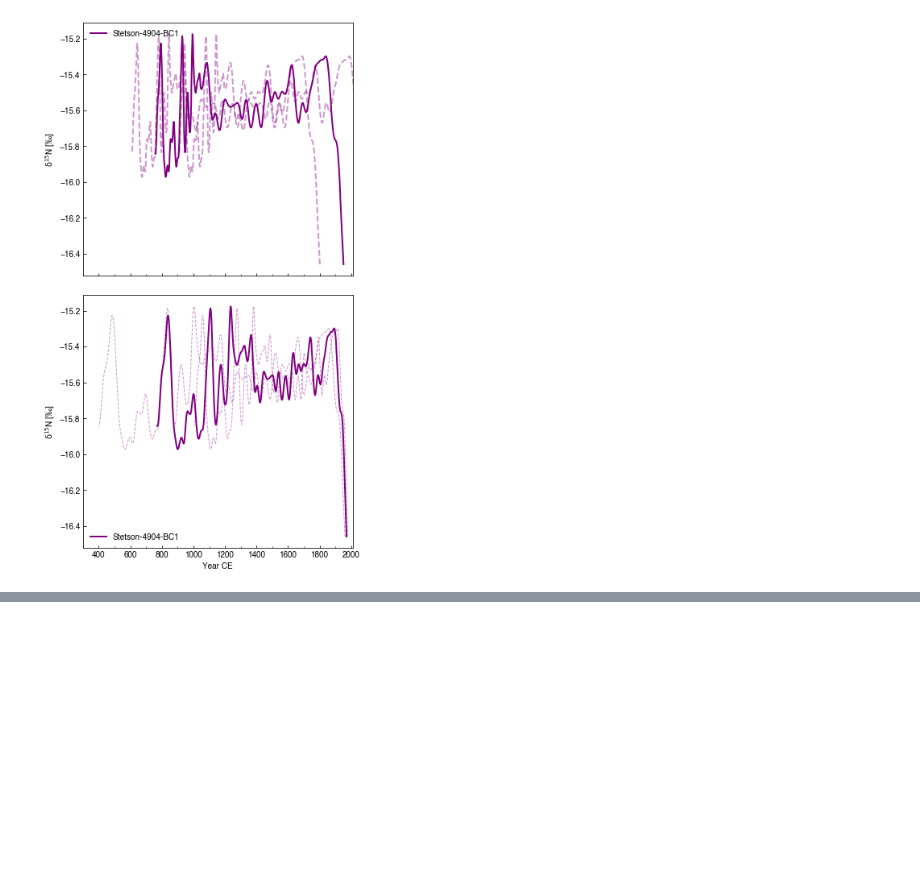
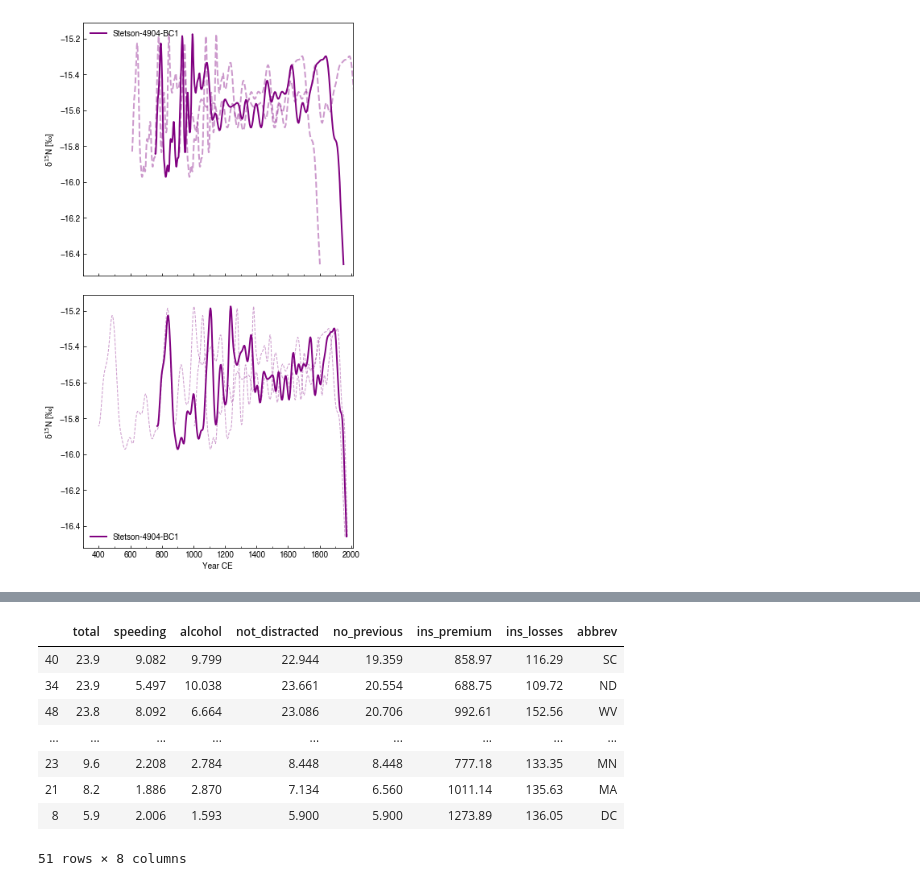
Before and after one commit to johntamu/seus-python, a Jupyter notebook: Radiocarbon age models.ipynb, the cells around one changed output, grey strips where cells are left out. Saved outputs shown, nothing was run; the diff lists cells and outputs as text; code cells hidden in the pictures; blank space fills up the shorter version.

```diff
--- a/Radiocarbon age models.ipynb
+++ b/Radiocarbon age models.ipynb
@@ -636,0 +674,12 @@ See the caveats in the documentation: http://pandas.pydata.org/pandas-docs/stabl
+# %%
+crashes
+# %% [output]
+|  | total | speeding | alcohol | not_distracted | no_previous | ins_premium | ins_losses | abbrev |
+| 40 | 23.9 | 9.082 | 9.799 | 22.944 | 19.359 | 858.97 | 116.29 | SC |
+| 34 | 23.9 | 5.497 | 10.038 | 23.661 | 20.554 | 688.75 | 109.72 | ND |
+| 48 | 23.8 | 8.092 | 6.664 | 23.086 | 20.706 | 992.61 | 152.56 | WV |
+| ... | ... | ... | ... | ... | ... | ... | ... | ... |
+| 23 | 9.6 | 2.208 | 2.784 | 8.448 | 8.448 | 777.18 | 133.35 | MN |
+| 21 | 8.2 | 1.886 | 2.870 | 7.134 | 6.560 | 1011.14 | 135.63 | MA |
+| 8 | 5.9 | 2.006 | 1.593 | 5.900 | 5.900 | 1273.89 | 136.05 | DC |
+51 rows × 8 columns
```
Also changed, not shown: parts of 5 cells of this notebook, 6 other files.
